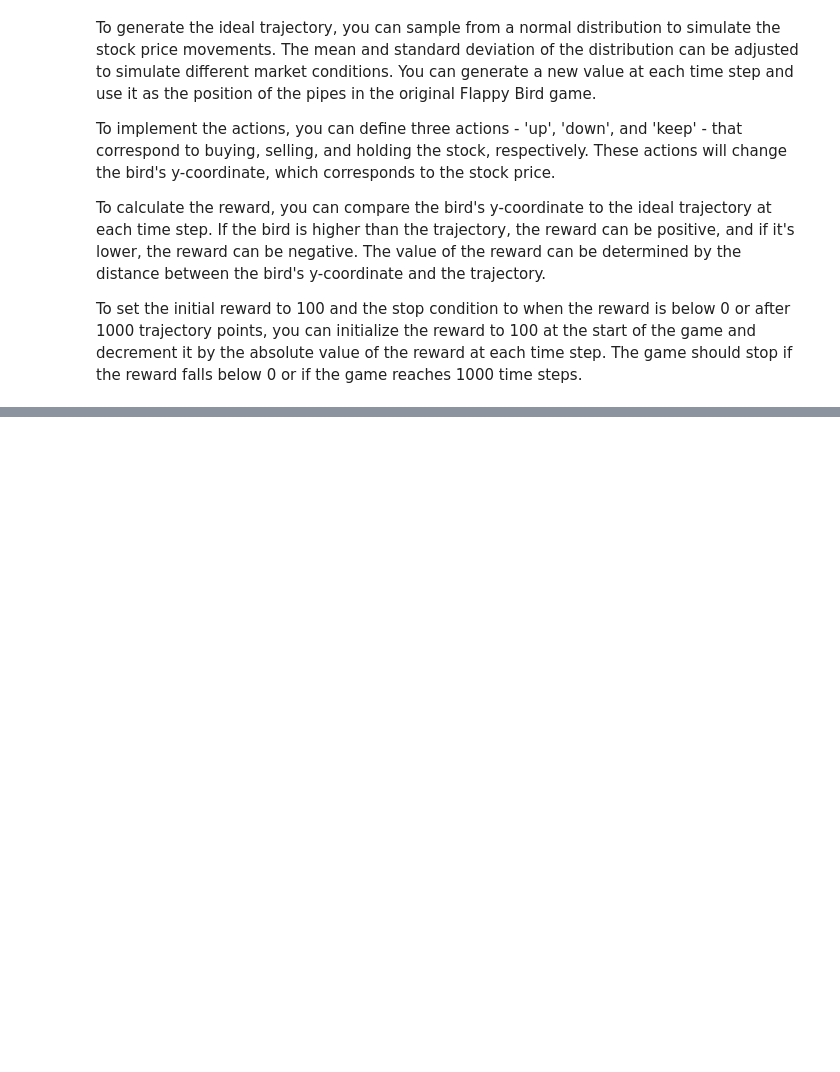
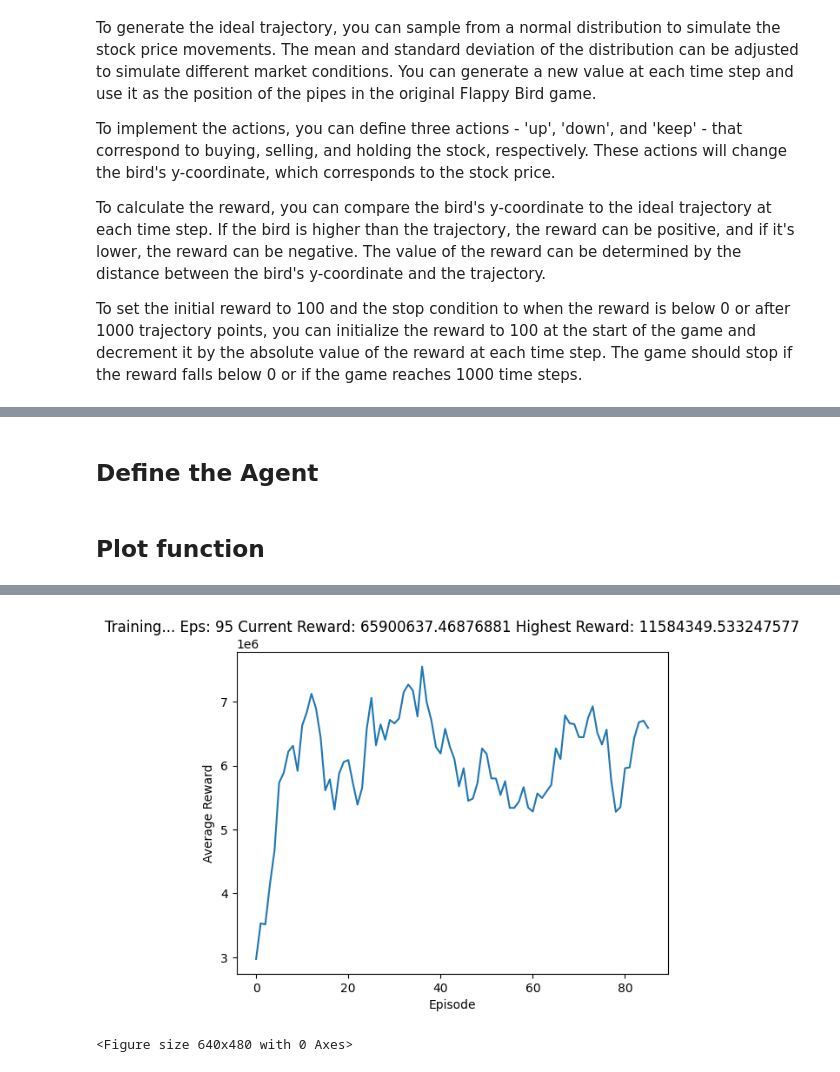
Before and after one commit to skylinehk/flappy-bird-stochastic-process-stock-predict, a Jupyter notebook: code/DQN-stock-price-prediction.ipynb, the cells around one changed output, grey strips where cells are left out. Saved outputs shown, nothing was run; the diff lists cells and outputs as text; code cells hidden in the pictures; blank space fills up the shorter version.

```diff
--- a/code/DQN-stock-price-prediction.ipynb
+++ b/code/DQN-stock-price-prediction.ipynb
@@ -139,0 +273,2 @@ AttributeError: 'StockBirdEnv' object has no attribute 'state'
+# %% [markdown]
+## Define the Agent
@@ -139,0 +397,2 @@ AttributeError: 'StockBirdEnv' object has no attribute 'state'
+# %% [markdown]
+## Plot function
@@ -139,0 +456,67 @@ AttributeError: 'StockBirdEnv' object has no attribute 'state'
+# %%
+# Create the trading environment
+env = trading_env()
+
+# Create the agent with the specified hyperparameters
+agent = Agent(gamma=0.99, epsilon=1.0, batch_size=64, n_actions=3, eps_end=0.03, input_dims=[11], lr=0.003)
+
+# Create empty lists to store profits and epsilon values for each episode
+profits, eps_history = [], []
+
+# Set the number of episodes to play
+n_games = 1000
+
+# Initialize episode_rewards and episode_durations to empty lists
+episode_rewards, episode_durations = [], []
+
+# Play n_games episodes
+for i_episode in range(n_games):
+
+    # Initialize the profit and done variables and reset the environment
+    profit = 0
+    done = False
+    observation = env.reset()
+
+    # Play an episode until it is done
+    while not done:
+
+        # Choose an action using the agent's policy and take a step in the environment
+        action = agent.choose_action(observation)
+        observation_, reward, done = env.step(action)
+
+        # Update the profit, store the transition in the agent's memory, and learn from it
+        profit += reward
+        agent.store_transition(observation, action, reward, observation_, done)
+        agent.learn()
+
+        # Update the observation for the next timestep
+        observation = observation_
+
+    # Append the final profit and epsilon values for this episode to the lists
+    profits.append(profit)
+    eps_history.append(agent.epsilon)
+
+    # Compute the average profits over the last 100 episodes
+    avg_profits = np.mean(profits[-100:])
+
+    # Print the episode number, profit, average profits, and epsilon value for this episode
+    print('episode', i_episode, 'profit %.2f' % profit,
+            'avg profit %.2f' % avg_profits,
+            'epsilon %.2f' % agent.epsilon)
+
+    # Add the episode's profit to the list of episode rewards
+    episode_rewards.append(profit)
+
+    # Add the episode duration to the list of episode durations
+    episode_durations.append(env.barpos)
+
+    # Plot the rewards and durations
+    cum_reward = sum(episode_rewards[-10:])
+    plot_rewards()
+
+# Create a list of episode numbers for plotting
+x = [i_episode + 1 for i in range(n_games)]
+
+# Plot the profits over the episodes
+plt.plot(x, profits)
+# %% [output]
@@ -139,0 +540,2 @@ AttributeError: 'StockBirdEnv' object has no attribute 'state'
+[figure, added]
+<Figure size 640x480 with 0 Axes>
```
Also changed, not shown: parts of 13 cells of this notebook, 10 other files.
